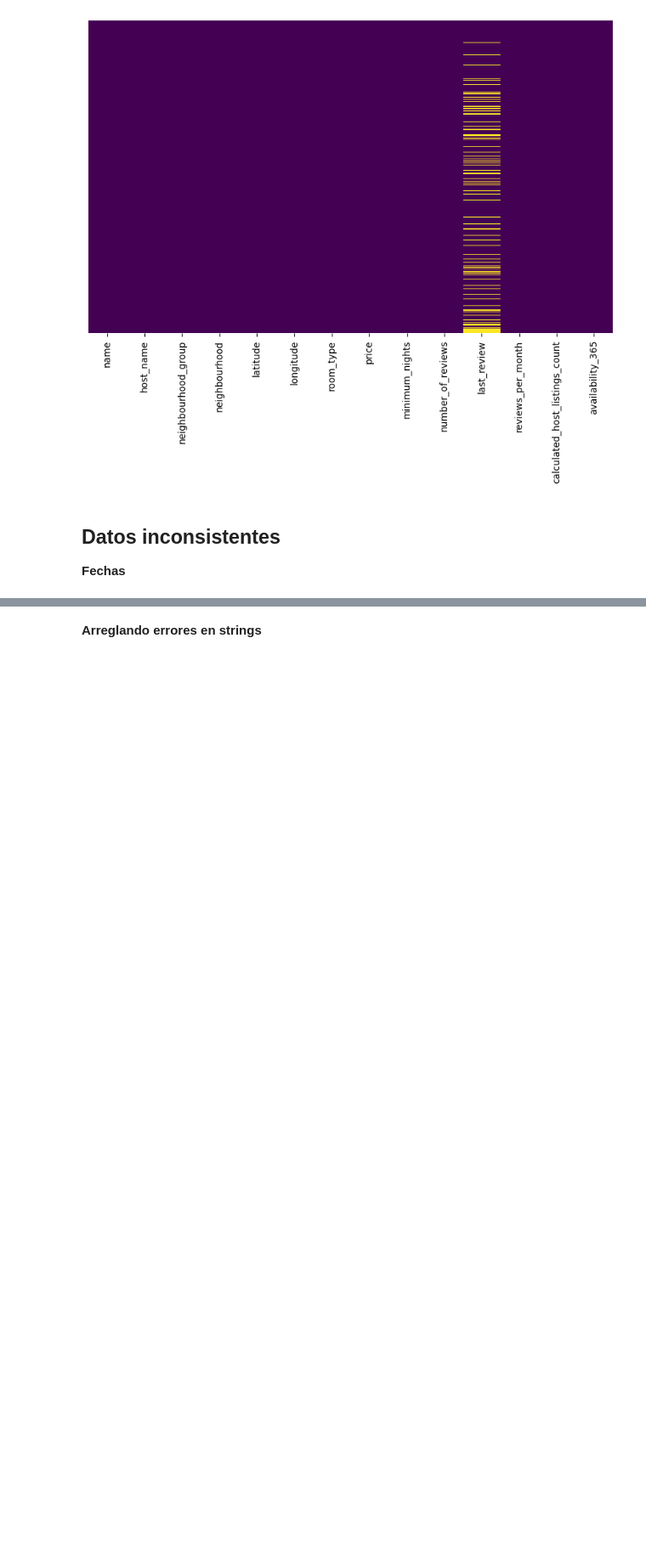
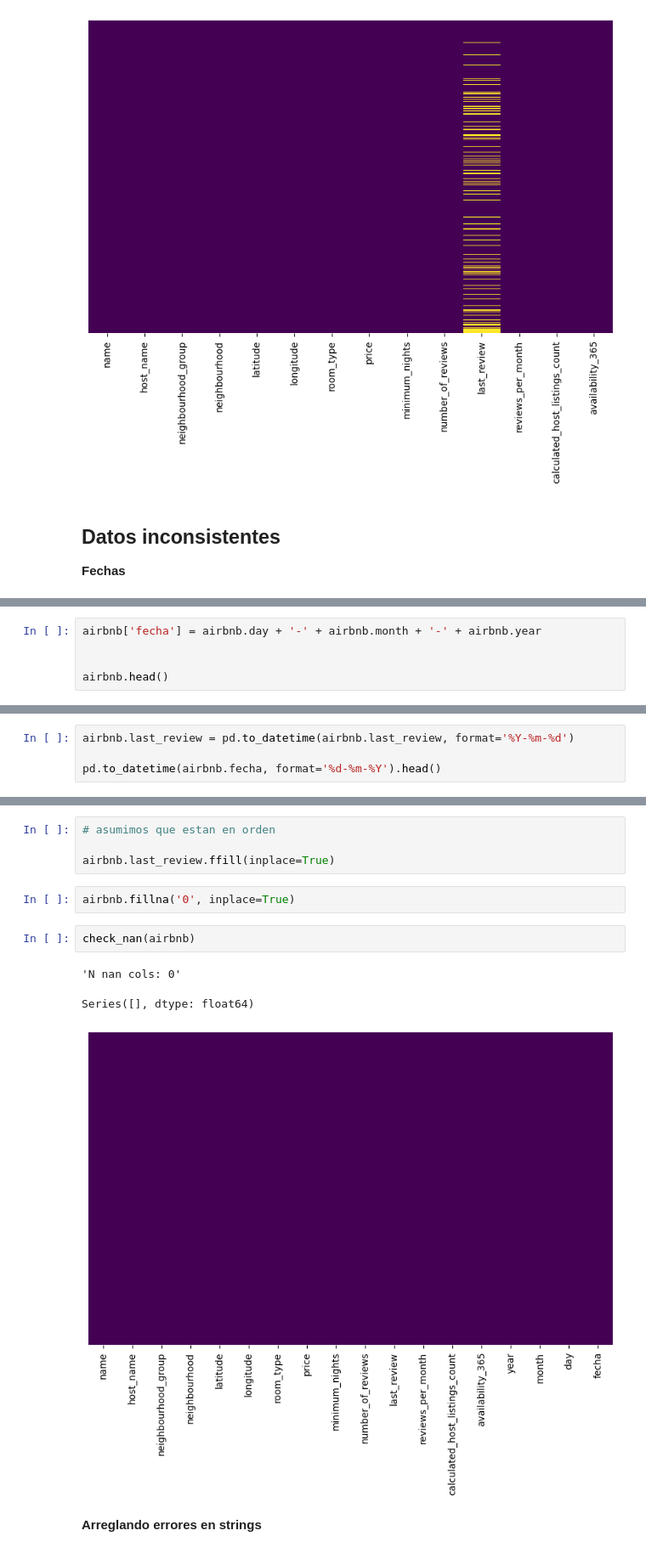
Before and after one commit to Ironhack-Data-Madrid-Octubre-2023/apuntes_clase, a Jupyter notebook: semana_2/4.1 - Data Cleaning 2.ipynb, the cells around one changed output, grey strips where cells are left out. Shown at 85% size. Saved outputs shown, nothing was run; the diff lists cells and outputs as text; blank space fills up the shorter version.

```diff
--- a/semana_2/4.1 - Data Cleaning 2.ipynb
+++ b/semana_2/4.1 - Data Cleaning 2.ipynb
@@ -375,0 +459,5 @@ dtype: float64
+# %%
+airbnb['fecha'] = airbnb.day + '-' + airbnb.month + '-' + airbnb.year
+
+
+airbnb.head()
@@ -375,0 +471,4 @@ dtype: float64
+# %%
+airbnb.last_review = pd.to_datetime(airbnb.last_review, format='%Y-%m-%d')
+
+pd.to_datetime(airbnb.fecha, format='%d-%m-%Y').head()
@@ -376,2 +495,14 @@ dtype: float64
+# %%
+# asumimos que estan en orden
+
+airbnb.last_review.ffill(inplace=True)
+# %%
+airbnb.fillna('0', inplace=True)
+# %%
+check_nan(airbnb)
+# %% [output]
+'N nan cols: 0'
+Series([], dtype: float64)
+[figure, added]
 # %% [markdown]
 **Arreglando errores en strings**
```
Also changed, not shown: parts of 50 cells of this notebook.
